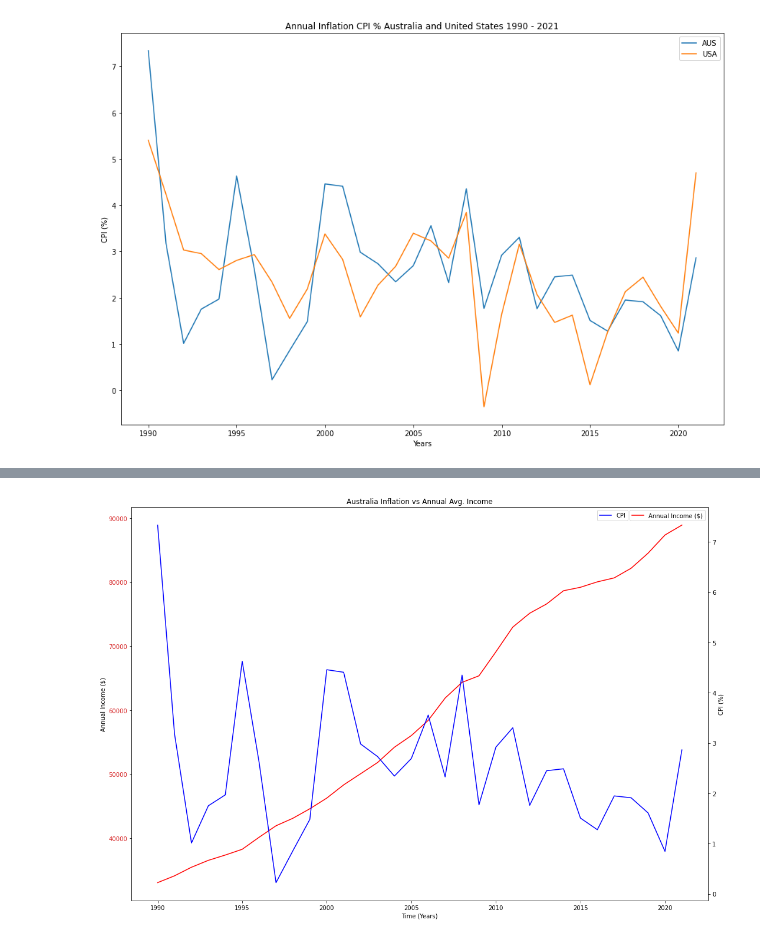
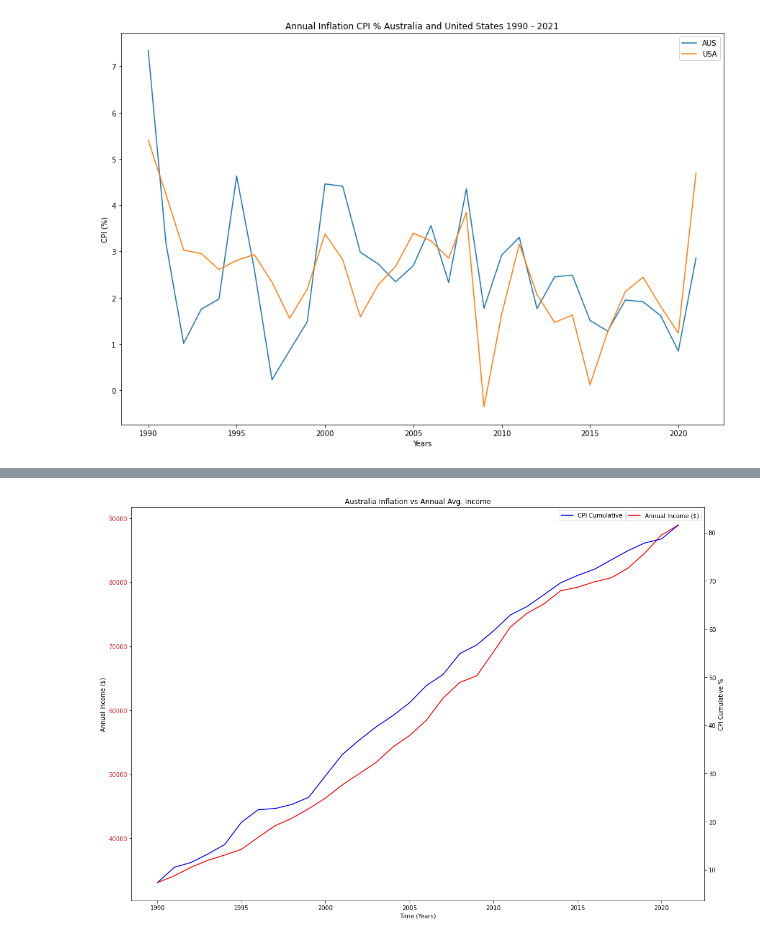
Before and after one commit to alphonsuscjw/07-project-1, a Jupyter notebook: project_1/code.ipynb, the cells around one changed output, grey strips where cells are left out. Drawn from its saved outputs; the diff is of its cells as text; code cells hidden in the pictures.

```diff
--- a/project_1/code.ipynb
+++ b/project_1/code.ipynb
@@ -55,3 +57,32 @@ print(dataset.to_string())
 61  United States  2019         USD              65496          PC  1.812210
 62  United States  2020         USD              70089          PC  1.233584
 63  United States  2021         USD              74737          PC  4.697859
+# %%
+# Calculate Relative Cumulative CPI since 1990 (assuming cumulative CPI in 1990 = 7.333022)
+
+# For AU
+
+# Getting the CPI column
+au_CPI_sr = au_df.loc[:,"CPI"].astype(float)
+
+# calculating cumulative CPI and adding into a new Column
+CPI_cumu_list1 = []
+total1 = 0
+for i in au_CPI_sr:
+    total1 += i
+    CPI_cumu_list1.append(total1)
+au_df["CPI Cumulative"] = CPI_cumu_list1
+print(au_df)
+
+# US
+# calculating cumulative CPI and adding into a new Column
+us_CPI_sr = us_df.loc[:,"CPI"].astype(float)
+CPI_cumu_list2 = []
+total2 = 0
+for i in us_CPI_sr:
+    total2 += i
+    CPI_cumu_list2.append(total2)
+us_df["CPI Cumulative"] = CPI_cumu_list2
+
+# printing Data Frame
+print(us_df)
@@ -100,38 +161,44 @@ Text(0, 0.5, 'CPI %')
 # %%
 # Australia CPI vs Income
 
-y2 = au_df["CPI"]
+#  Assigning columns
+y2 = au_df["CPI Cumulative"]
 x2 = au_df["Annual Wage(Avg.)"]
 x1 = au_df["Time"]
 
 fig, ax1 = plt.subplots(figsize = (15,10))
 
+# assigning the color of each line
 color = 'tab:red'
 
+# adding labels on each axis
 ax1.set_xlabel('Time (Years)')
 ax1.set_ylabel('Annual Income ($)')
-label1=['CPI']
+label1=['CPI Cumulative']
 label2=['Annual Income ($)']
 
 
 ax1.plot(x1, x2, color='r')
 
+# adding tick parameters
 ax1.tick_params(axis='y', labelcolor=color)
 plt.legend(label2, loc="best")
 
-
+# plotting on 2 different axis
 ax2 = ax1.twinx()
 
-ax2.set_ylabel('CPI (%)')
+ax2.set_ylabel('CPI Cumulative')
 
 ax2.plot(x1, y2, color='b')
 ax2.tick_params(axis='y')
 fig.tight_layout()
+
+# adding labels and legend
 plt.legend(label1, loc="best", bbox_to_anchor=(0.866,0.9999))
 plt.title('Australia Inflation vs Annual Avg. Income')
 plt.show()
 # %% [output]
-[figure, old version]
+[figure, new version]
 # %%
 # US CPI vs Income
 
```
Also changed, not shown: parts of 11 cells of this notebook, 1 other file.
